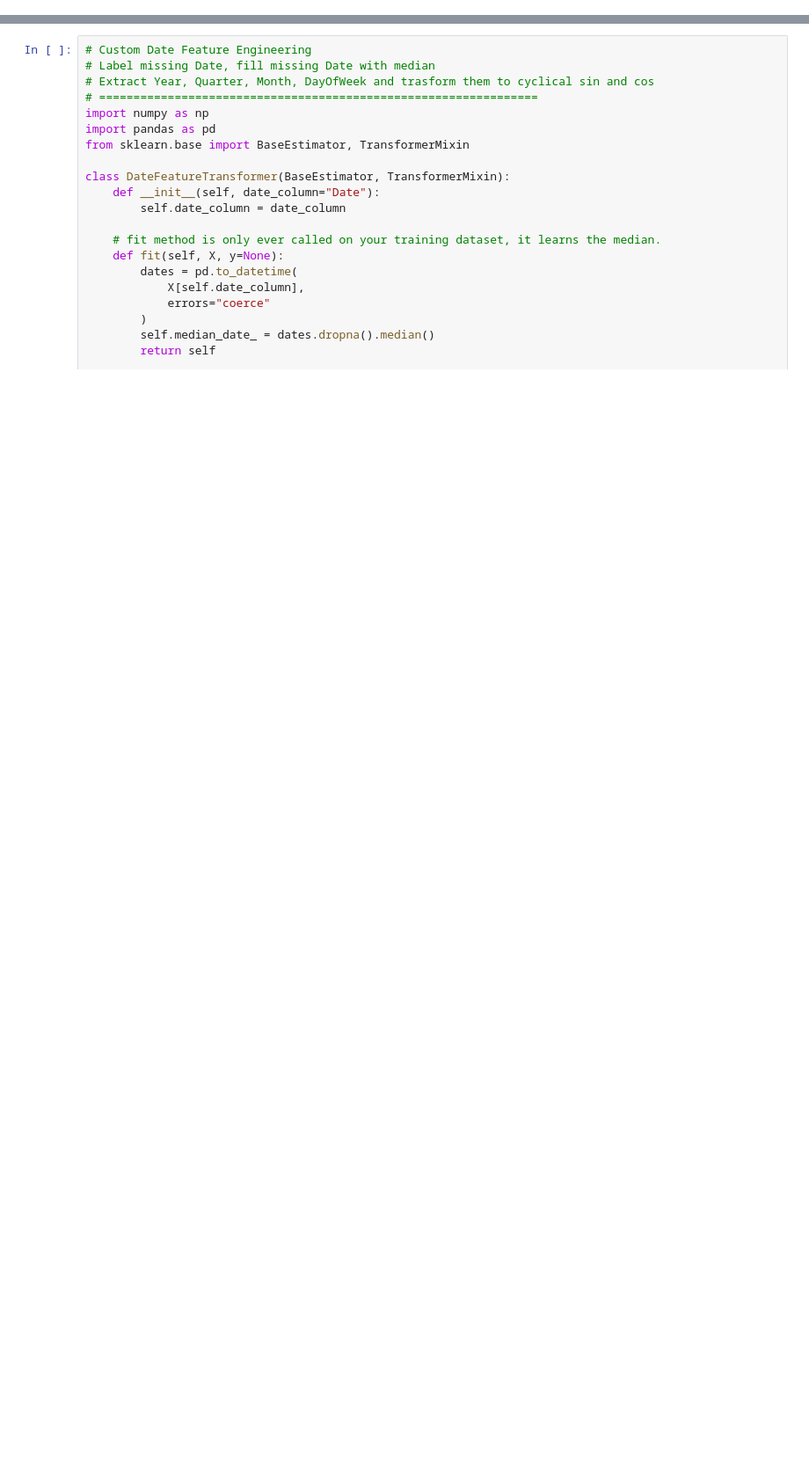
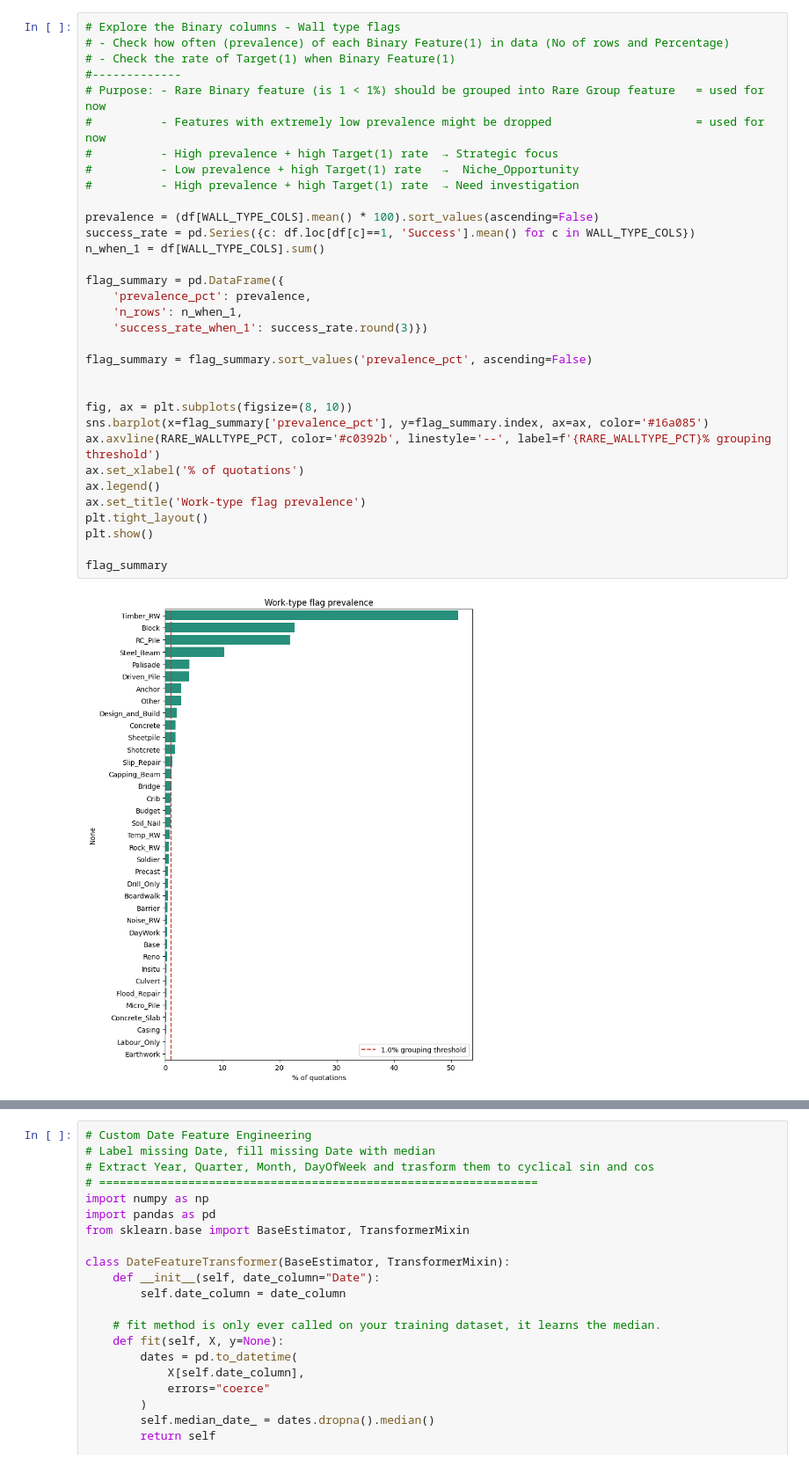
Before and after one commit to Phong031/ML_Models, a Jupyter notebook: notebook/00_code_lib.ipynb, the cells around one changed output, grey strips where cells are left out. Shown at 88% size. Cells and saved outputs as stored; diff of their text form; blank space fills up the shorter version.

```diff
--- a/notebook/00_code_lib.ipynb
+++ b/notebook/00_code_lib.ipynb
@@ -5,0 +268,35 @@ quotation_data_df = pd.read_excel(quotation_data_path)
+# %%
+# Explore the Binary columns - Wall type flags
+# - Check how often (prevalence) of each Binary Feature(1) in data (No of rows and Percentage)
+# - Check the rate of Target(1) when Binary Feature(1)
+#-------------
+# Purpose: - Rare Binary feature (is 1 < 1%) should be grouped into Rare Group feature   = used for now
+#          - Features with extremely low prevalence might be dropped                     = used for now
+#          - High prevalence + high Target(1) rate  → Strategic focus
+#          - Low prevalence + high Target(1) rate   →  Niche_Opportunity
+#          - High prevalence + high Target(1) rate  → Need investigation
+
+prevalence = (df[WALL_TYPE_COLS].mean() * 100).sort_values(ascending=False)
+success_rate = pd.Series({c: df.loc[df[c]==1, 'Success'].mean() for c in WALL_TYPE_COLS})
+n_when_1 = df[WALL_TYPE_COLS].sum()
+
+flag_summary = pd.DataFrame({
+    'prevalence_pct': prevalence,
+    'n_rows': n_when_1,
+    'success_rate_when_1': success_rate.round(3)})
+
+flag_summary = flag_summary.sort_values('prevalence_pct', ascending=False)
+
+
+fig, ax = plt.subplots(figsize=(8, 10))
+sns.barplot(x=flag_summary['prevalence_pct'], y=flag_summary.index, ax=ax, color='#16a085')
+ax.axvline(RARE_WALLTYPE_PCT, color='#c0392b', linestyle='--', label=f'{RARE_WALLTYPE_PCT}% grouping threshold')
+ax.set_xlabel('% of quotations')
+ax.legend()
+ax.set_title('Work-type flag prevalence')
+plt.tight_layout()
+plt.show()
+
+flag_summary
+# %% [output]
+[figure, added]
```
Also changed, not shown: parts of 66 cells of this notebook, 2 other files.
